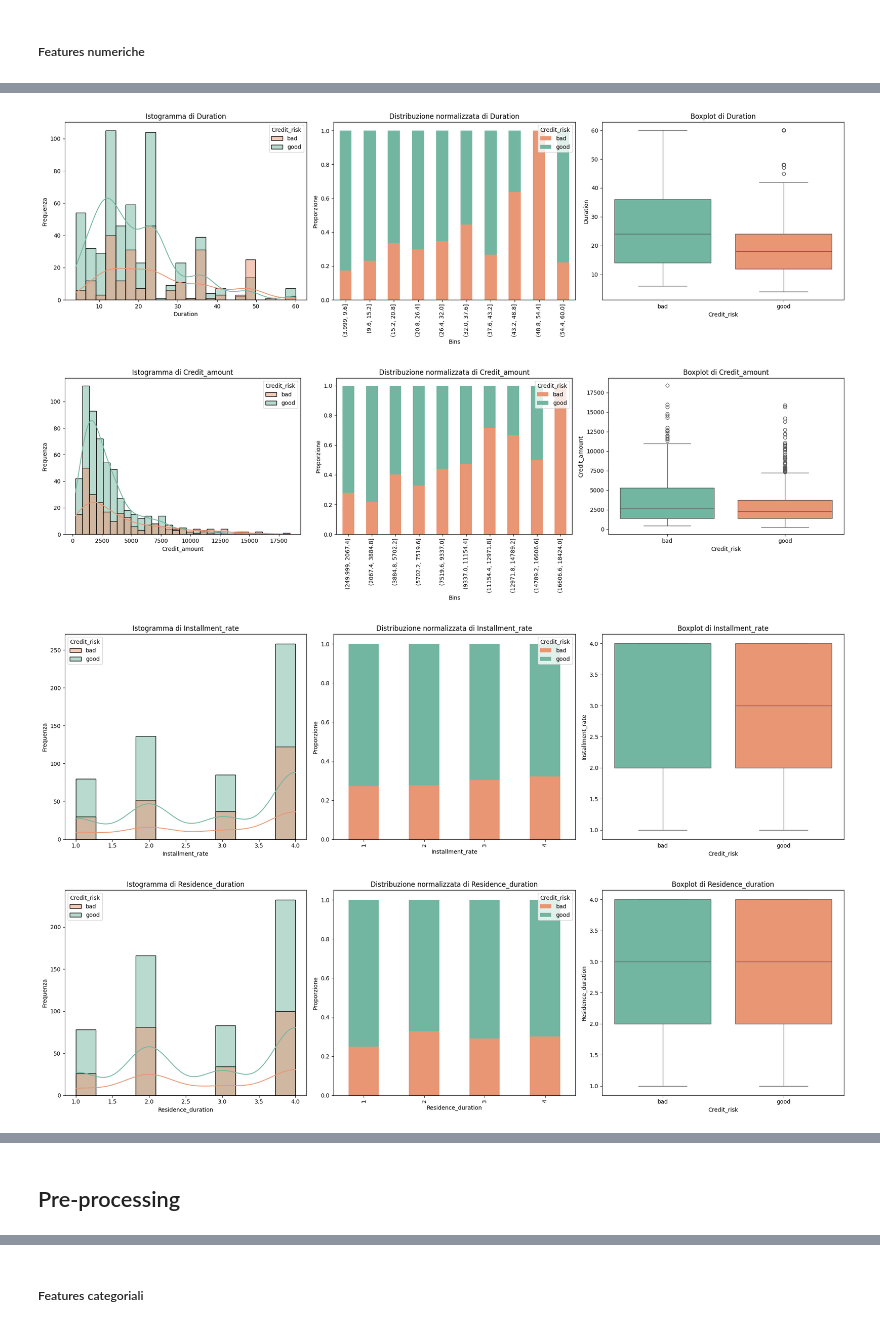
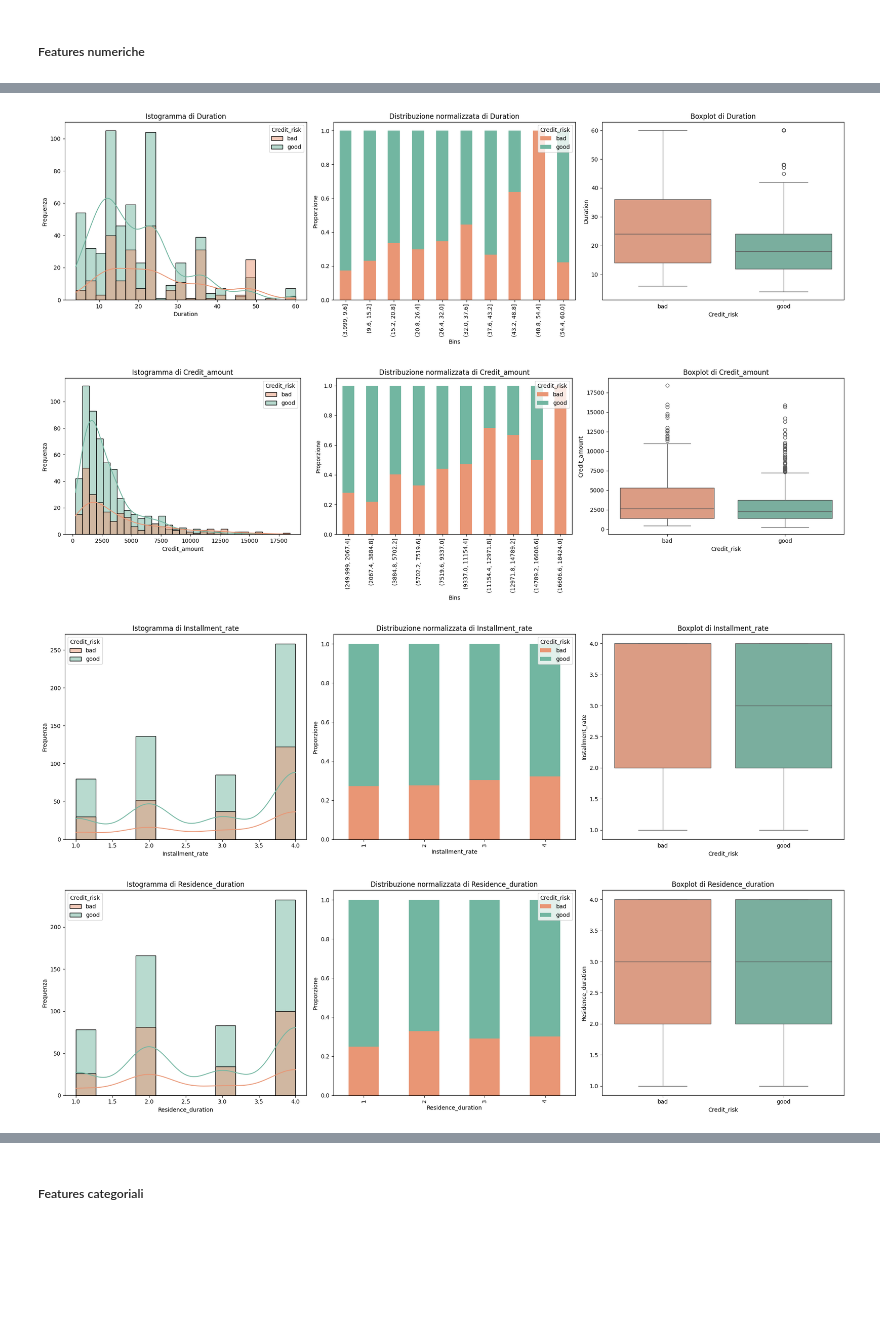
Before and after one commit to hidemet/mldm-credit-card-risk, a Jupyter notebook: myCopy_ProgettoMLDM_Dumas_Rossini.ipynb, the cells around one changed output, grey strips where cells are left out. Cells and saved outputs as stored; diff of their text form; code cells hidden in the pictures; blank space fills up the shorter version.

```diff
--- a/myCopy_ProgettoMLDM_Dumas_Rossini.ipynb
+++ b/myCopy_ProgettoMLDM_Dumas_Rossini.ipynb
@@ -285,7 +575,7 @@ for feature in numerical_cols:
 
     # 3. Boxplot in relazione a Credit_risk
     sns.boxplot(x='Credit_risk', y=feature, data=data_copy, hue='Credit_risk',
-                palette="Set2", dodge=False, ax=axes[2])
+                palette=[ '#e99675','#72b6a1'], dodge=False, ax=axes[2])
     axes[2].set_title(f'Boxplot di {feature}')
     axes[2].set_xlabel('Credit_risk')
     axes[2].set_ylabel(feature)
@@ -297,34 +587,34 @@ for feature in numerical_cols:
 
     feature = 'Age'
 fig, axes = plt.subplots(1, 3, figsize=(20, 6))
 
 # 1. Istogramma con KDE per "Age" suddiviso per Credit_risk
 sns.histplot(data=data_copy, x=feature, hue='Credit_risk', kde=True,
              palette=[ '#e99675','#72b6a1'], ax=axes[0])
 axes[0].set_title(f'Istogramma di {feature}')
 axes[0].set_xlabel(feature)
 axes[0].set_ylabel('Frequenza')
 
 # 2. Bar plot con distribuzione normalizzata per fasce d'età (Age_Group)
 age_credit_risk = data_copy.groupby('Age_Group', observed=False)['Credit_risk'].value_counts(normalize=True).unstack().fillna(0)
 age_credit_risk.plot(kind='bar', stacked=True, color=[ '#e99675','#72b6a1'], ax=axes[1])
 axes[1].set_title("Distribuzione del Rischio di Credito per Fascia d'età")
 axes[1].set_xlabel("Fascia d'età")
 axes[1].set_ylabel("Proporzione")
 axes[1].legend(title="Credit_risk", labels=['bad', 'good'])
 
 # 3. Boxplot per "Age" in relazione al Credit_risk
 sns.boxplot(x='Credit_risk', y=feature, data=data_copy, hue='Credit_risk',
             palette=[ '#e99675','#72b6a1'], dodge=False, ax=axes[2])
 axes[2].set_title(f'Boxplot di {feature} in relazione a Credit_risk')
 axes[2].set_xlabel("Credit_risk")
 axes[2].set_ylabel(feature)
 axes[2].legend([], [], frameon=False)
 
 plt.tight_layout()
 plt.show()
 # %% [output]
-[figure, old version]
+[figure, new version]
-[figure, old version]
+[figure, new version]
-[figure, old version]
+[figure, new version]
-[figure, old version]
+[figure, new version]
@@ -332,4 +622,2 @@ plt.show()
 [figure]
 [figure]
-# %% [markdown]
-## Pre-processing
```
Also changed, not shown: parts of 54 cells of this notebook.
